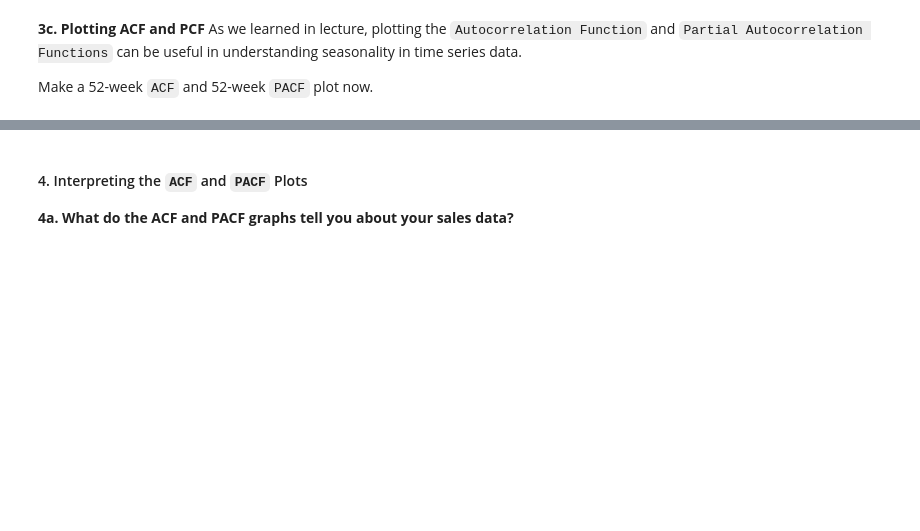
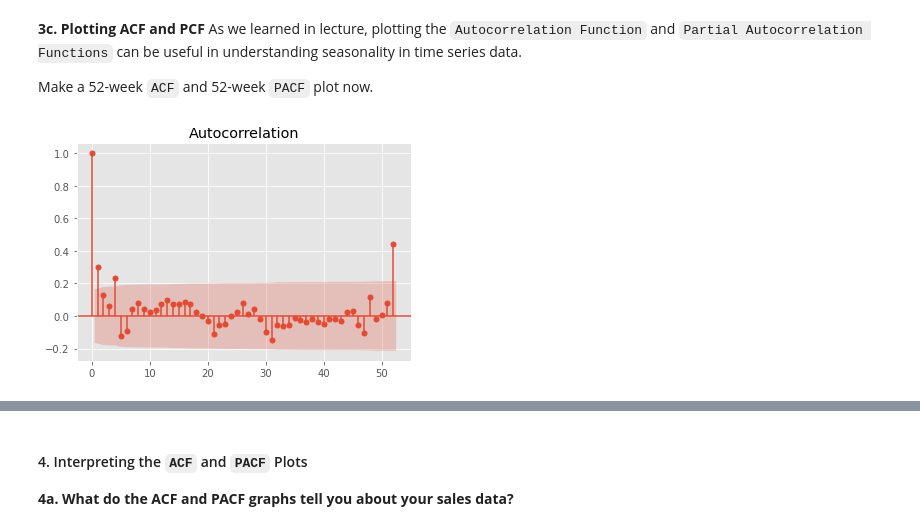
Before and after one commit to chendbox/TimeSeries_5, a Jupyter notebook: starter-code.ipynb, the cells around one changed output, grey strips where cells are left out. Drawn from its saved outputs; the diff is of its cells as text; code cells hidden in the pictures; blank space fills up the shorter version.

```diff
--- a/starter-code.ipynb
+++ b/starter-code.ipynb
@@ -131,3 +251,9 @@ Answer:
 As we learned in lecture, plotting the `Autocorrelation Function` and `Partial Autocorrelation Functions` can be useful in understanding seasonality in time series data.
 
 Make a 52-week `ACF` and 52-week `PACF` plot now.
+# %%
+# 52-week acf
+from statsmodels.graphics.tsaplots import plot_acf, plot_pacf
+plot_acf(Weekly_Sales, lags=52);
+# %% [output]
+[figure, added]
```
Also changed, not shown: parts of 93 cells of this notebook.
